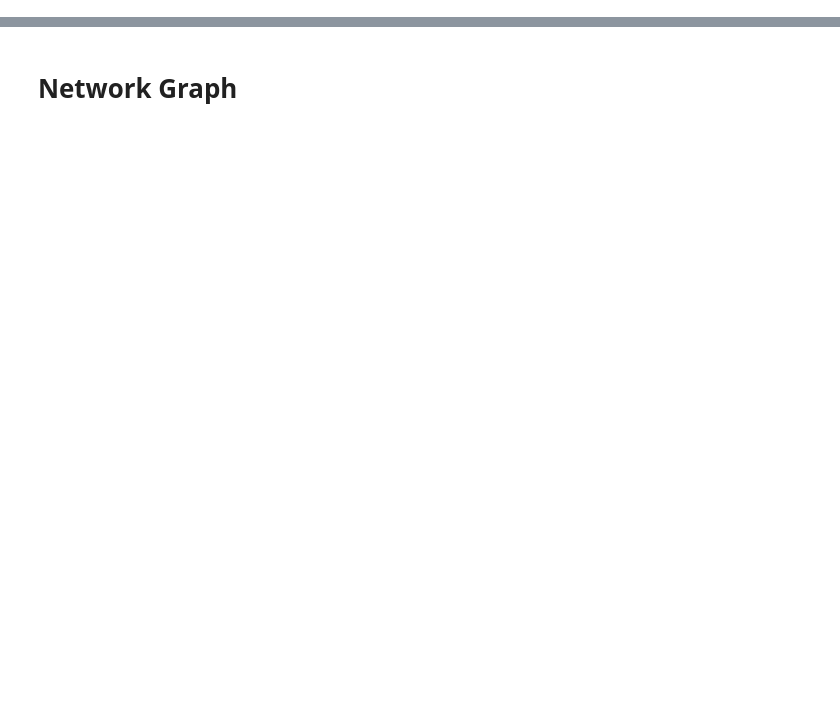
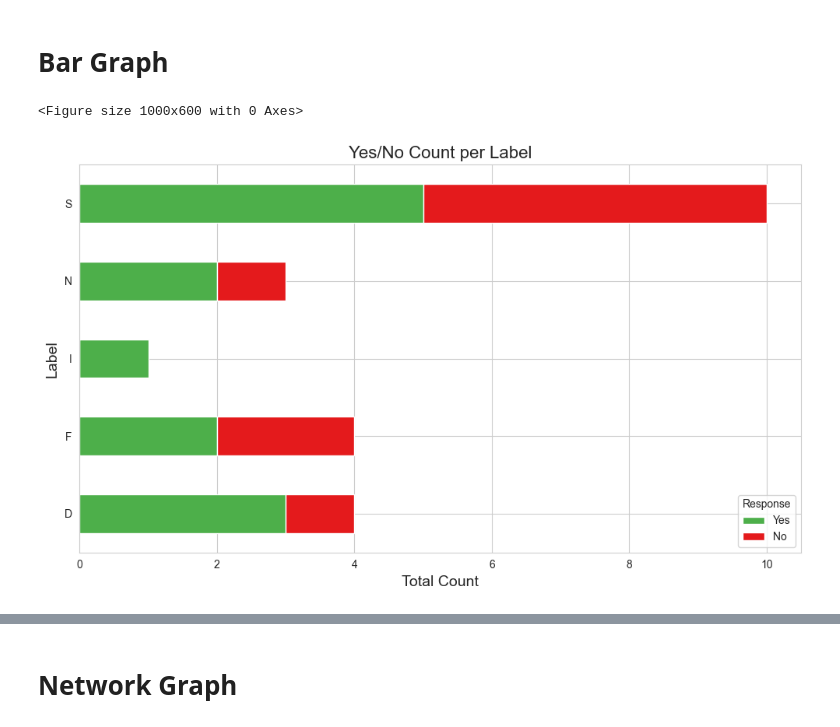
Before and after one commit to okbush/PLOTS, a Jupyter notebook: Assignment 2.ipynb, the cells around one changed output, grey strips where cells are left out. Drawn from its saved outputs; the diff is of its cells as text; code cells hidden in the pictures; blank space fills up the shorter version.

```diff
--- a/Assignment 2.ipynb
+++ b/Assignment 2.ipynb
@@ -0,0 +8,34 @@
+# %% [markdown]
+# Bar Graph
+# %%
+# Input the complete data directly
+data = pd.DataFrame({
+    'LABEL': ['D', 'D', 'D', 'D', 'F', 'F', 'F', 'F', 'I', 'N', 'N', 'N', 'S', 'S', 'S', 'S', 'S', 'S', 'S', 'S', 'S', 'S'],
+    'COUNT': [1, 1, 0, 1, 1, 1, 0, 0, 1, 1, 1, 0, 1, 0, 1, 1, 1, 0, 0, 0, 1, 0]
+})
+
+# Transform 1 into "Yes" and 0 into "No"
+data['COUNT'] = data['COUNT'].map({1: 'Yes', 0: 'No'})
+
+# Count the occurrences of "Yes" and "No" for each LABEL
+aggregated_data = data.groupby(['LABEL', 'COUNT']).size().unstack(fill_value=0)
+
+# Set the style for the plot
+sns.set_style("whitegrid")
+
+# Create the horizontal stacked bar plot
+plt.figure(figsize=(10, 6))
+aggregated_data[['Yes', 'No']].plot(kind='barh', stacked=True, color=['#4daf4a', '#e41a1c'], figsize=(10, 6))
+
+# Add titles and labels
+plt.title('Yes/No Count per Label', fontsize=16)
+plt.xlabel('Total Count', fontsize=14)
+plt.ylabel('Label', fontsize=14)
+
+# Show the plot
+plt.legend(title='Response')
+plt.tight_layout()
+plt.show()
+# %% [output]
+<Figure size 1000x600 with 0 Axes>
+[figure, added]
```
Also changed, not shown: parts of 4 cells of this notebook, 4 other files.
